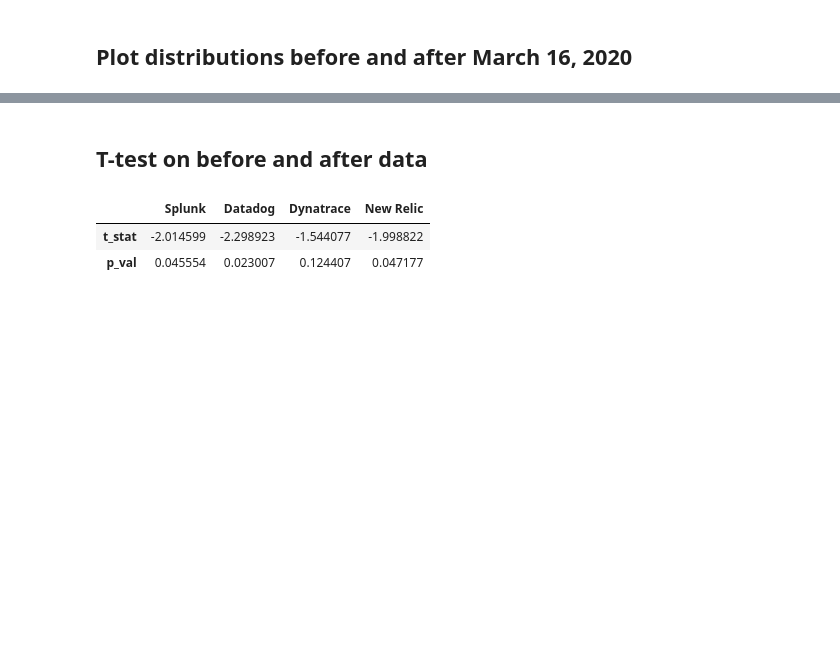
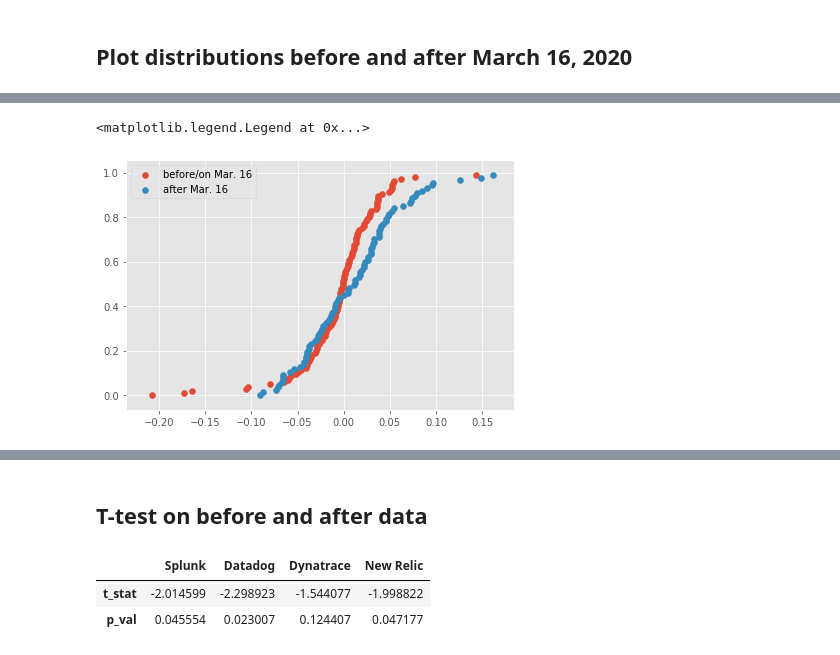
Before and after one commit to rghosh8/capstone-1, a Jupyter notebook: src/exploration.ipynb, the cells around one changed output, grey strips where cells are left out. Drawn from its saved outputs; the diff is of its cells as text; code cells hidden in the pictures; blank space fills up the shorter version.

```diff
--- a/src/exploration.ipynb
+++ b/src/exploration.ipynb
@@ -172,0 +186,14 @@ plt.savefig('../figures/before_after_Histogram_Normalized_Diff.png')
+# %%
+def cdf(value, array):
+    return (array<value).sum()/len(array)
+
+vcdf = np.vectorize(cdf, excluded = ['array'])
+# %%
+cdf1 = vcdf(value = before["Normalized_Diff"], array = before["Normalized_Diff"])
+cdf2 = vcdf(value = after["Normalized_Diff"], array = after["Normalized_Diff"])
+plt.scatter(before["Normalized_Diff"], cdf1, label='before/on Mar. 16')
+plt.scatter(after["Normalized_Diff"], cdf2, label='after Mar. 16')
+plt.legend()
+# %% [output]
+<matplotlib.legend.Legend at 0x...>
+[figure, added]
```
Also changed, not shown: parts of 10 cells of this notebook, 3 other files.
